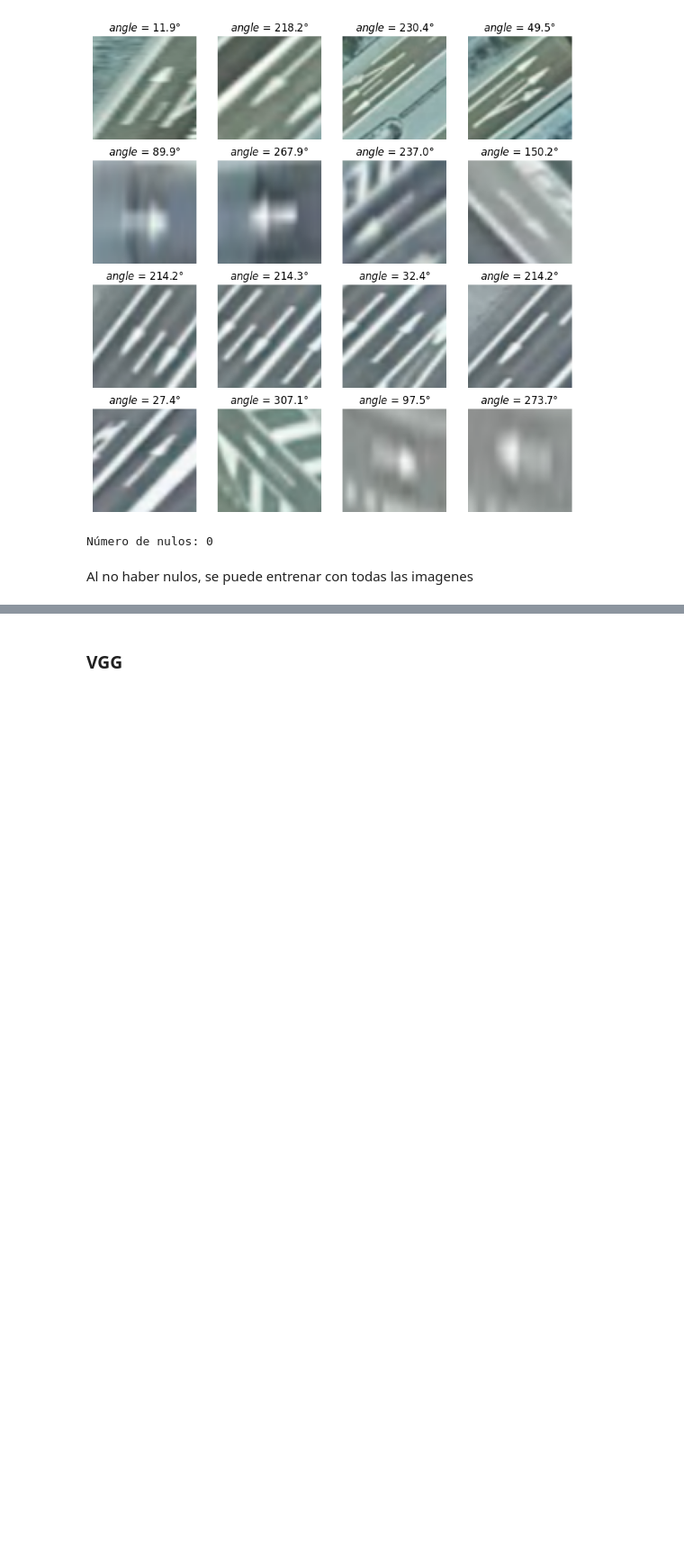
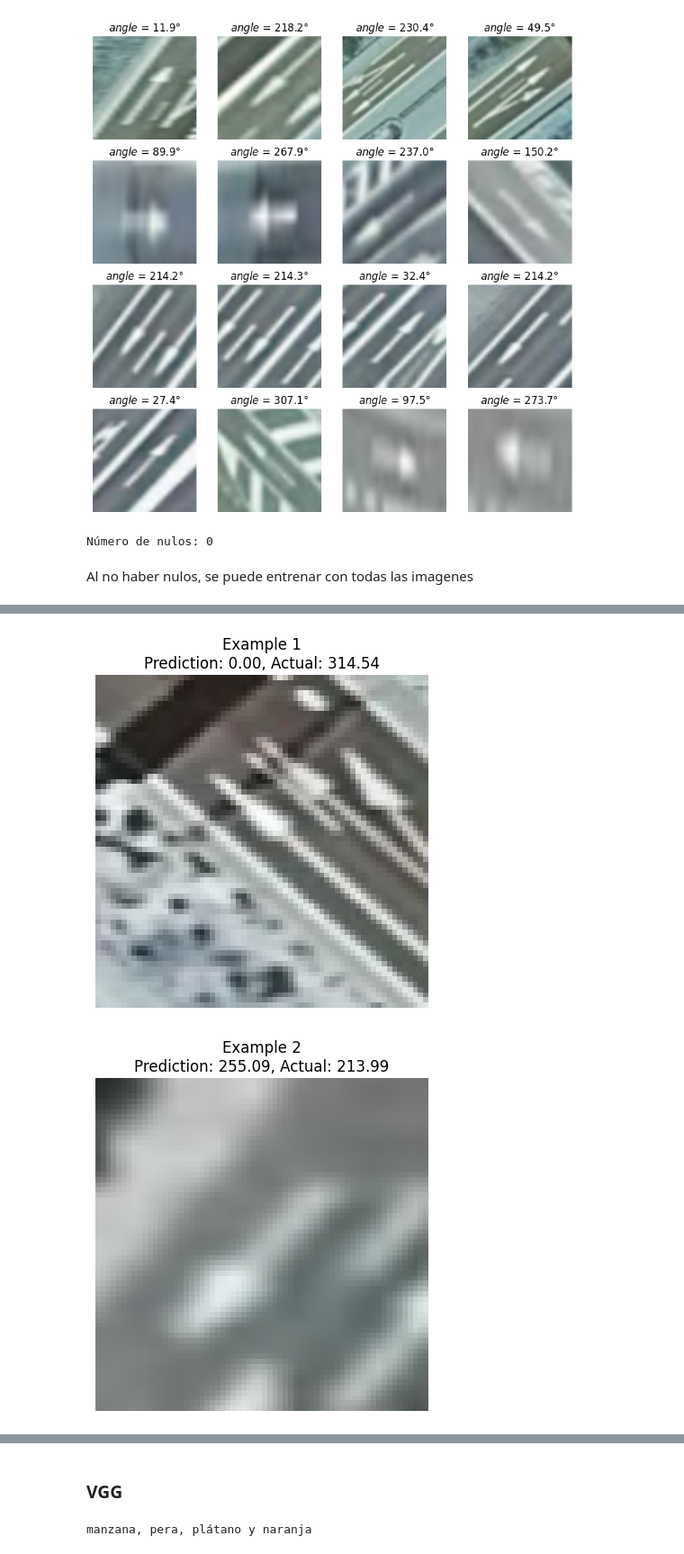
Before and after one commit to MiguelGP-13/aaII-flechas, a Jupyter notebook: flechas_alumno.ipynb, the cells around one changed output, grey strips where cells are left out. Shown: that part at 90% size. Drawn from its saved outputs; the diff is of its cells as text; code cells hidden in the pictures; blank space fills up the shorter version.

```diff
--- a/flechas_alumno.ipynb
+++ b/flechas_alumno.ipynb
@@ -40,6 +45,7 @@ def load_samples (directory, size=None):
     return (np.array(X), np.array(Y))
 # %%
 X, Y = load_samples("dataset_cleaned.csv",(64,64)) # for model that require higher than 64x64 resolution
+X = X/255
 # %% [output]
                                                    0         1
 0        dataset/lyrs=y&x=498928&y=388383&z=20-0.png  0.747256
@@ -217,0 +257,8 @@ Epoch [6/10], Loss: 0.3007
+# %%
+# Convertir las imágenes y etiquetas a tensores
+X_test_tensor = torch.tensor(X_train, dtype=torch.float32)
+X_test_tensor = X_test_tensor.permute(0, 3, 1, 2)  # Cambiar de (N, H, W, C) a (N, C, H, W)
+
+Y_test_tensor = torch.tensor(Y_train, dtype=torch.float32)
+
+test_model(model, X_test_tensor, Y_test_tensor, batch_size)
@@ -217,0 +267,29 @@ Epoch [6/10], Loss: 0.3007
+# %%
+import torch
+import matplotlib.pyplot as plt
+
+# Función de prueba con visualización
+def test_model_with_visualization(model, X_test_tensor, Y_test_tensor, num_examples=10, batch_size=16):
+    model.eval()  # Establecer el modelo en modo evaluación
+    criterion = nn.MSELoss()
+
+    # Seleccionar los primeros num_examples ejemplos
+    X_test_tensor = X_test_tensor[:num_examples]
+    Y_test_tensor = Y_test_tensor[:num_examples]
+
+    with torch.no_grad():  # Desactivar el cálculo de gradiente para la prueba
+        outputs = model(X_test_tensor)
+        loss = criterion(outputs, Y_test_tensor.view(-1, 1))
+
+        for i in range(num_examples):
+            plt.imshow(X_test[i])
+            plt.title(f"Example {i + 1}\nPrediction: {360*outputs[i].item():.2f}, Actual: {360*Y_test[i]:.2f}")
+            plt.axis('off')
+            plt.show()
+
+    print(f'Test Loss: {loss.item():.4f}')
+
+test_model_with_visualization(model, X_test_tensor, Y_test_tensor, 10, batch_size)
+# %% [output]
+[figure, added]
+[figure, added]
@@ -219,3 +306,21 @@ Epoch [6/10], Loss: 0.3007
 ### VGG
 # %%
 # vgg = torch.VGG()
+# %%
+def reemplazar_ultima_coma(texto):
+    # Convertimos la lista a una cadena con comas
+    texto_como_cadena = ', '.join(texto)
+    # Dividimos la cadena en dos partes usando la última coma como separador
+    partes = texto_como_cadena.rsplit(',', 1)
+    # Si hay una coma en la cadena, reemplazamos la última coma con ' y '
+    if len(partes) == 2:
+        return ' y'.join(partes)
+    # Si no hay comas, devolvemos la cadena original
+    return texto_como_cadena
+
+# Ejemplo de uso
+texto = ['manzana', 'pera', 'plátano', 'naranja']
+resultado = reemplazar_ultima_coma(texto)
+print(resultado)  # Salida: "manzana, pera, plátano y naranja"
+# %% [output]
+manzana, pera, plátano y naranja
```
Also changed, not shown: parts of 11 cells of this notebook.
